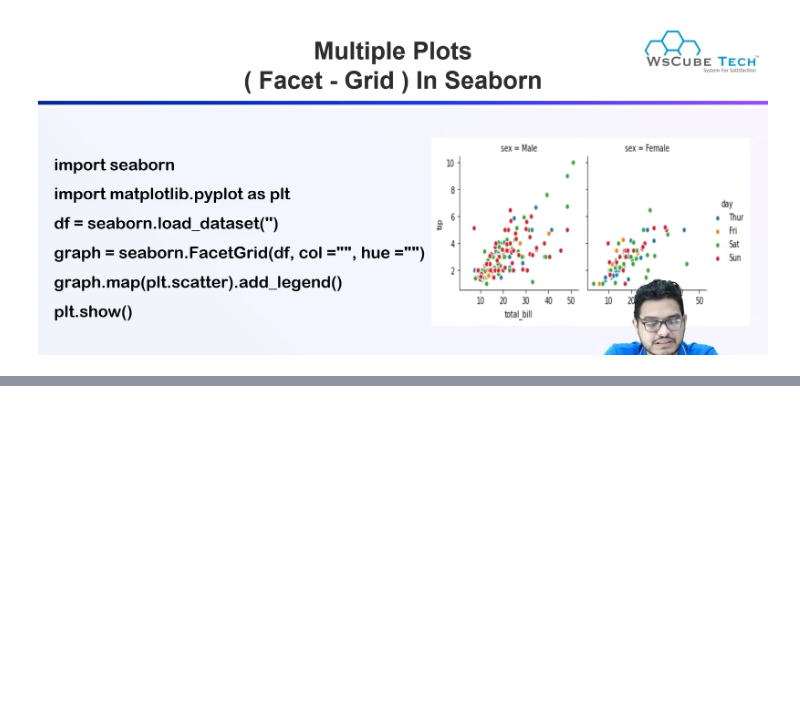
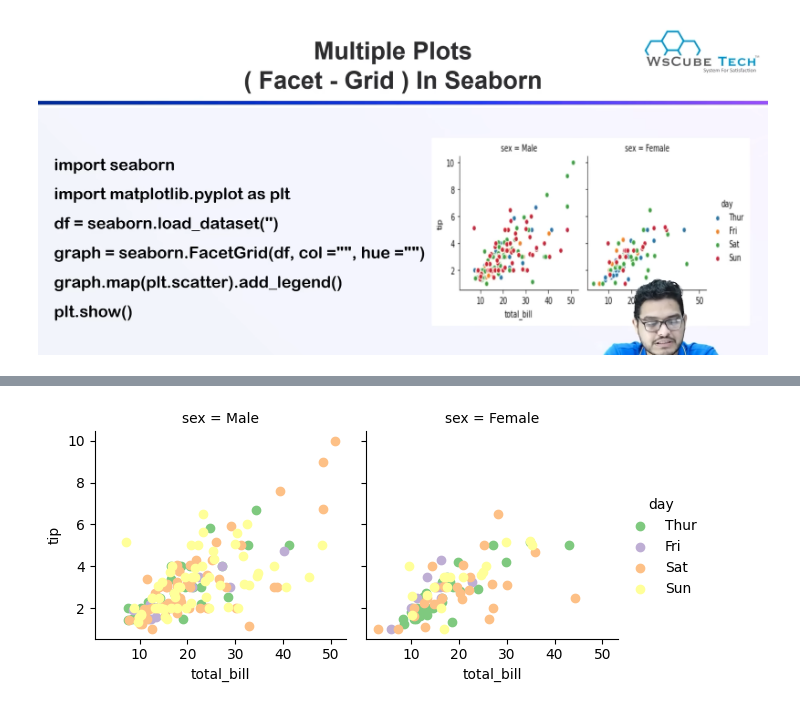
Before and after one commit to praveensinghaws/Python, a Jupyter notebook: wsCubeTech/Seaborn/14. Multiple Plots Fact_Grid.ipynb, the cells around one changed output, grey strips where cells are left out. Drawn from its saved outputs; the diff is of its cells as text; code cells hidden in the pictures; blank space fills up the shorter version.

Commit message:
Done Seaborn

```diff
--- a/wsCubeTech/Seaborn/14. Multiple Plots Fact_Grid.ipynb
+++ b/wsCubeTech/Seaborn/14. Multiple Plots Fact_Grid.ipynb
@@ -2,3 +2,9 @@
 ![image.png](attachment:db33e03a-01b0-4fda-b427-303befacc53b.png)
 
 ![image.png](attachment:5dd2d801-b1b6-499a-9950-db57cda30063.png)
+# %%
+import seaborn as sns
+import matplotlib.pyplot as plt
+
+df = sns.load_dataset("tips")
+df.head()
@@ -4,0 +18,7 @@
+# %%
+# Scatter plot with FacetGrid, columns='sex', hue='day'
+fg = sns.FacetGrid(df, col='sex', hue='day', palette='Accent')
+fg.map(plt.scatter, "total_bill", 'tip').add_legend()
+plt.show()
+# %% [output]
+[figure, added]
```
Also changed, not shown: parts of 4 cells of this notebook.
